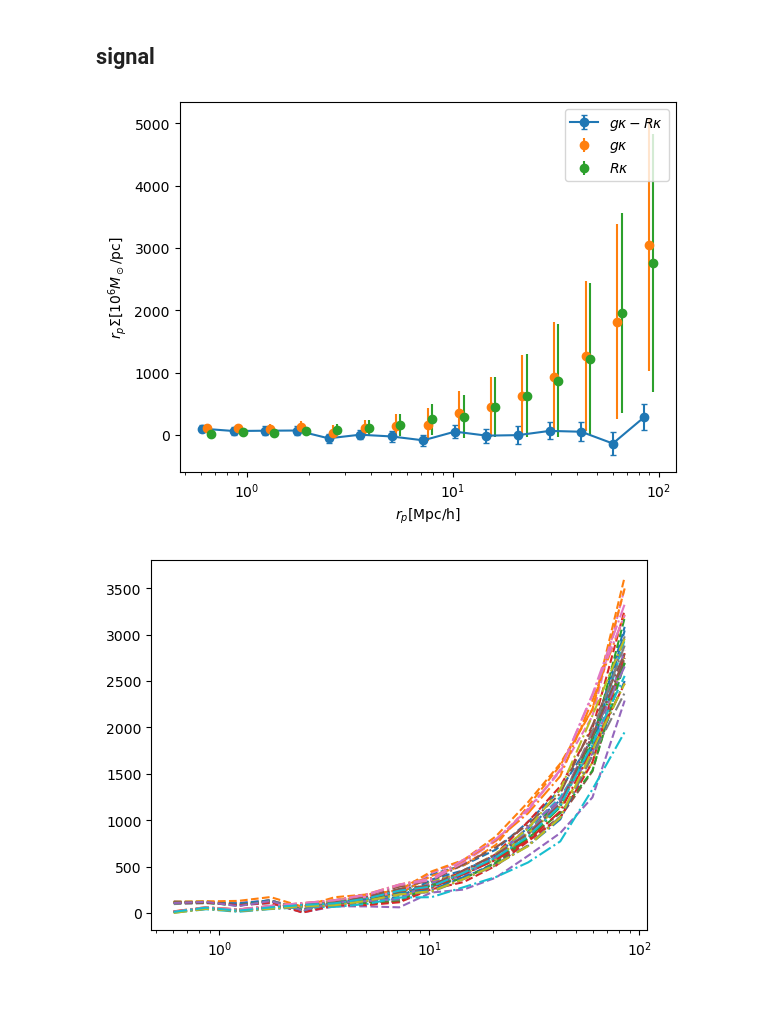
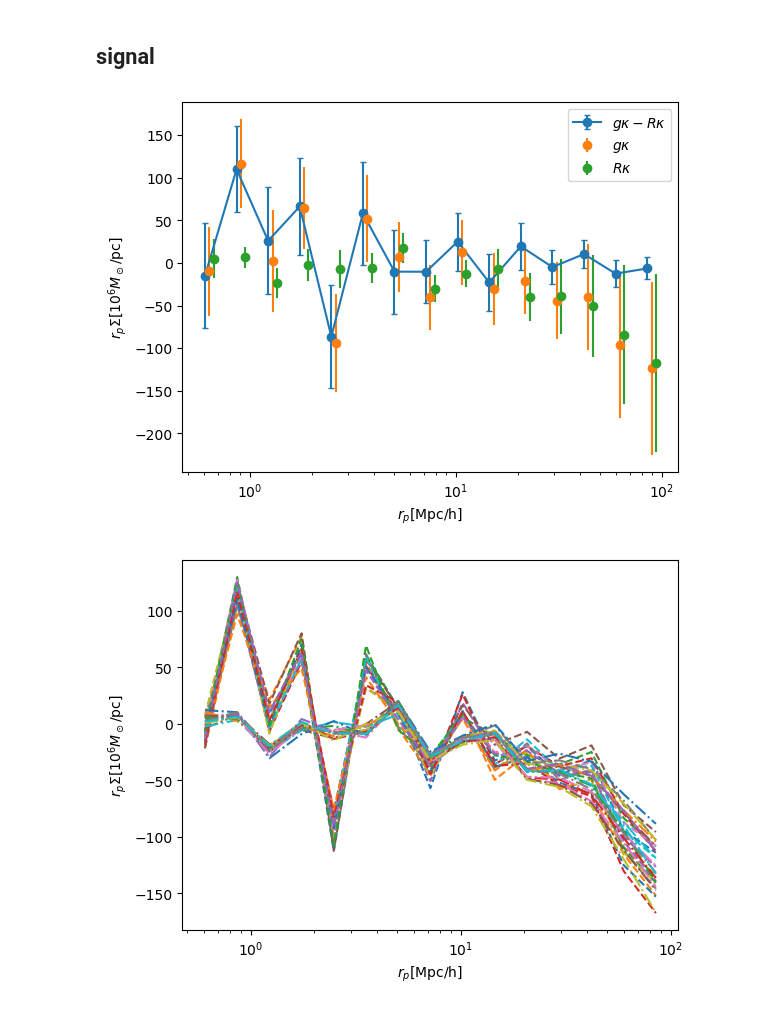
Before and after one commit to MeloDi-23/quasar-CMB-lensing-correlation, a Jupyter notebook: jupyter/result_cmass.ipynb, the cells around one changed output. Drawn from its saved outputs; the diff is of its cells as text; code cells hidden in the pictures.

Commit message:
update some null test result

```diff
--- a/jupyter/result_cmass.ipynb
+++ b/jupyter/result_cmass.ipynb
@@ -6,7 +6,7 @@ import healpy as hp
 import matplotlib.pyplot as plt
 import multiprocessing as mp
 # %%
-Nside_jack = 4
+Nside_jack = 3
 def weight_nan_mean(value, weight):
     mean_val = np.zeros(value.shape[1])
     for i in range(len(mean_val)):
@@ -42,8 +42,8 @@ $4.8117124\mathrm{{}^{\prime}}$
 # %%
 # dat = np.load('../calculation_data/result_r=0.5_100_15_cmass_tree.npy')
 # dat_r = np.load('../calculation_data/result_r=0.5_100_15_cmass_random_tree.npy')
-dat = np.load('../calculation_data/result_r=0.5_100_15_cmass_null.npy')
-dat_r = np.load('../calculation_data/result_r=0.5_100_15_cmass_random_null.npy')
+dat = np.load('../calculation_data/result_r=0.5_100_15_cmass_tree.npy')
+dat_r = np.load('../calculation_data/result_r=0.5_100_15_cmass_random_tree.npy')
 value = dat[0]
 weight = dat[1]
 value_r = dat_r[0]
@@ -138,26 +138,31 @@ plt.show()
 # %%
 r_bins = np.geomspace(0.5, 100, 15+1)        # unit: cMpc/h
 r = (r_bins[1:]+r_bins[:-1])/2
 sig = mean-mean_r
 plt.errorbar(r, r*sig, r*std_sub*np.sqrt(len(np.unique(pix))), capsize=2, fmt='-o', label='$g\\kappa-R\\kappa$')
 plt.errorbar(r*1.05, r*mean, r*std*np.sqrt(len(np.unique(pix))), label='$g\\kappa$', fmt='o')
 plt.errorbar(r*1.05*1.05, r*mean_r, r*std_r*np.sqrt(len(np.unique(pix_r))), label='$R\\kappa$', fmt='o')
 plt.semilogx()
 plt.xlabel('$r_p[\\mathrm{Mpc/h}]$')
 plt.ylabel('$r_p\\Sigma[10^6 M_\\odot/\\mathrm{pc}]$')
 # plt.ylim(top=50)
 plt.legend()
+plt.savefig('./fig/cmass_random.jpg')
 plt.show()
 
 
 for i in range(jack_val_q.shape[1]):
     plt.plot(r, r*jack_val_q[i], '--')
 for i in range(jack_val_r.shape[1]):
     plt.plot(r, r*jack_val_r[i], '-.')
 
 plt.semilogx()
+plt.xlabel('$r_p[\\mathrm{Mpc/h}]$')
+plt.ylabel('$r_p\\Sigma[10^6 M_\\odot/\\mathrm{pc}]$')
+
+plt.savefig('./fig/cmass_random_jack.jpg')
 plt.show()
 # %% [output]
-[figure, old version]
+[figure, new version]
-[figure, old version]
+[figure, new version]
 # %%
```
Also changed, not shown: parts of 5 cells of this notebook, 11 other files.
